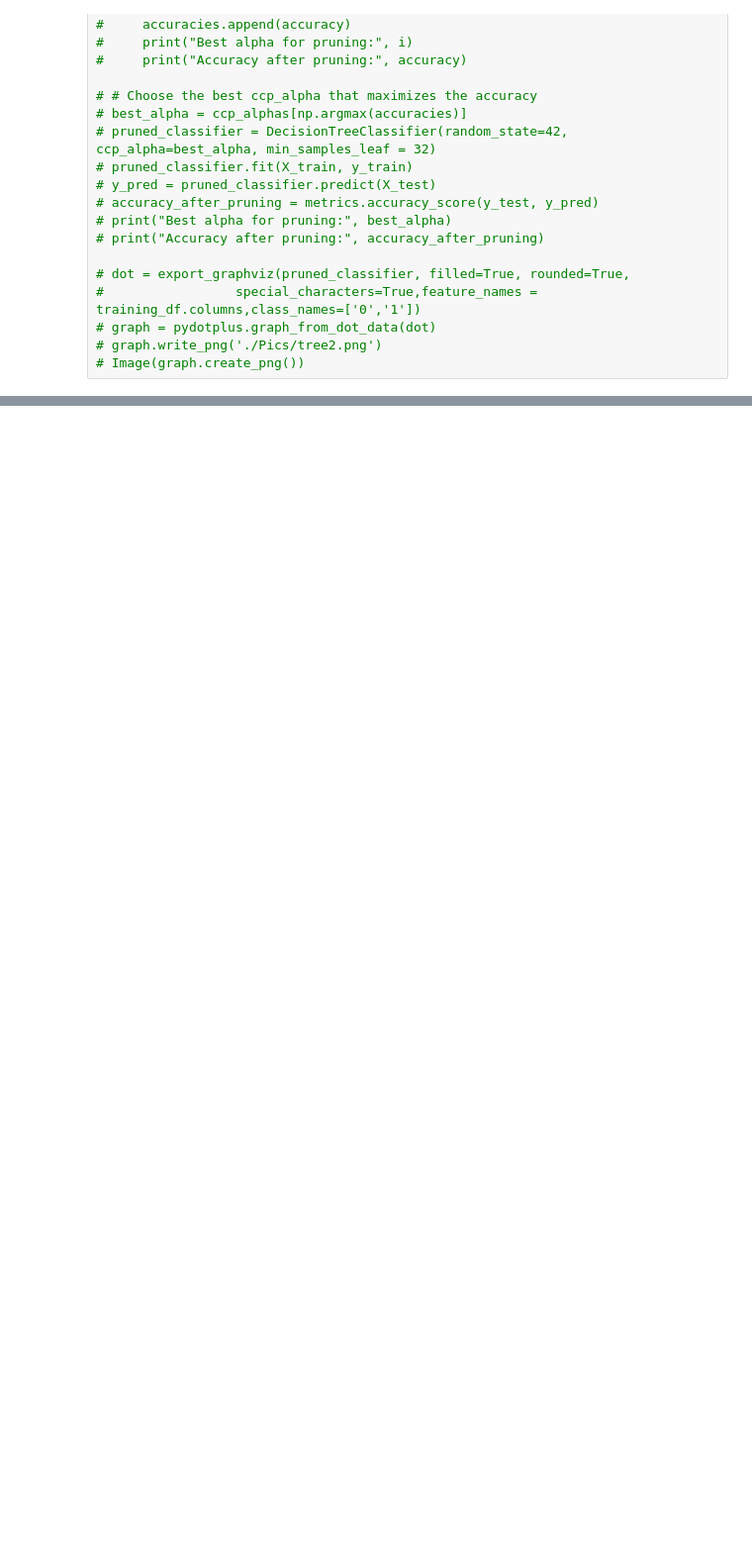
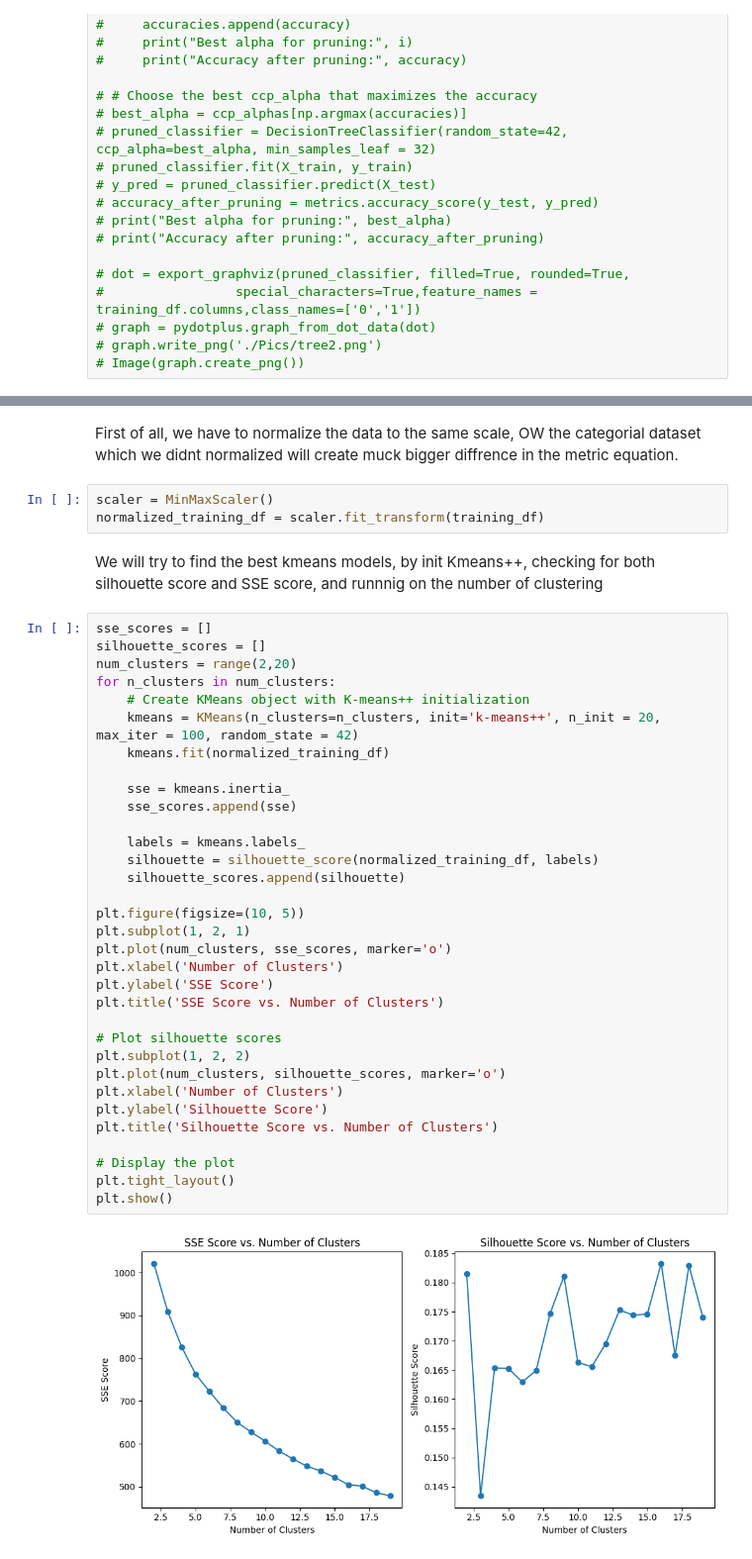
Before and after one commit to Dekel23/DataMining-Dataprocessing, a Jupyter notebook: part2_boazgurevich_ereldekel/part2.ipynb, the cells around one changed output, grey strips where cells are left out. Shown at 99% size. Drawn from its saved outputs; the diff is of its cells as text; blank space fills up the shorter version.

```diff
--- a/part2_boazgurevich_ereldekel/part2.ipynb
+++ b/part2_boazgurevich_ereldekel/part2.ipynb
@@ -229,0 +269,42 @@ Pruning - didnt work out
+# %% [markdown]
+First of all, we have to normalize the data to the same scale, OW the categorial dataset which we didnt normalized will create muck bigger diffrence in the metric equation.
+# %%
+scaler = MinMaxScaler()
+normalized_training_df = scaler.fit_transform(training_df)
+# %% [markdown]
+We will try to find the best kmeans models, by init Kmeans++, checking for both silhouette score and SSE score, and runnnig on the number of clustering
+# %%
+sse_scores = []
+silhouette_scores = []
+num_clusters = range(2,20)
+for n_clusters in num_clusters:
+    # Create KMeans object with K-means++ initialization
+    kmeans = KMeans(n_clusters=n_clusters, init='k-means++', n_init = 20, max_iter = 100, random_state = 42)
+    kmeans.fit(normalized_training_df)
+
+    sse = kmeans.inertia_
+    sse_scores.append(sse)
+
+    labels = kmeans.labels_
+    silhouette = silhouette_score(normalized_training_df, labels)
+    silhouette_scores.append(silhouette)
+
+plt.figure(figsize=(10, 5))
+plt.subplot(1, 2, 1)
+plt.plot(num_clusters, sse_scores, marker='o')
+plt.xlabel('Number of Clusters')
+plt.ylabel('SSE Score')
+plt.title('SSE Score vs. Number of Clusters')
+
+# Plot silhouette scores
+plt.subplot(1, 2, 2)
+plt.plot(num_clusters, silhouette_scores, marker='o')
+plt.xlabel('Number of Clusters')
+plt.ylabel('Silhouette Score')
+plt.title('Silhouette Score vs. Number of Clusters')
+
+# Display the plot
+plt.tight_layout()
+plt.show()
+# %% [output]
+[figure, added]
```
Also changed, not shown: parts of 23 cells of this notebook.
